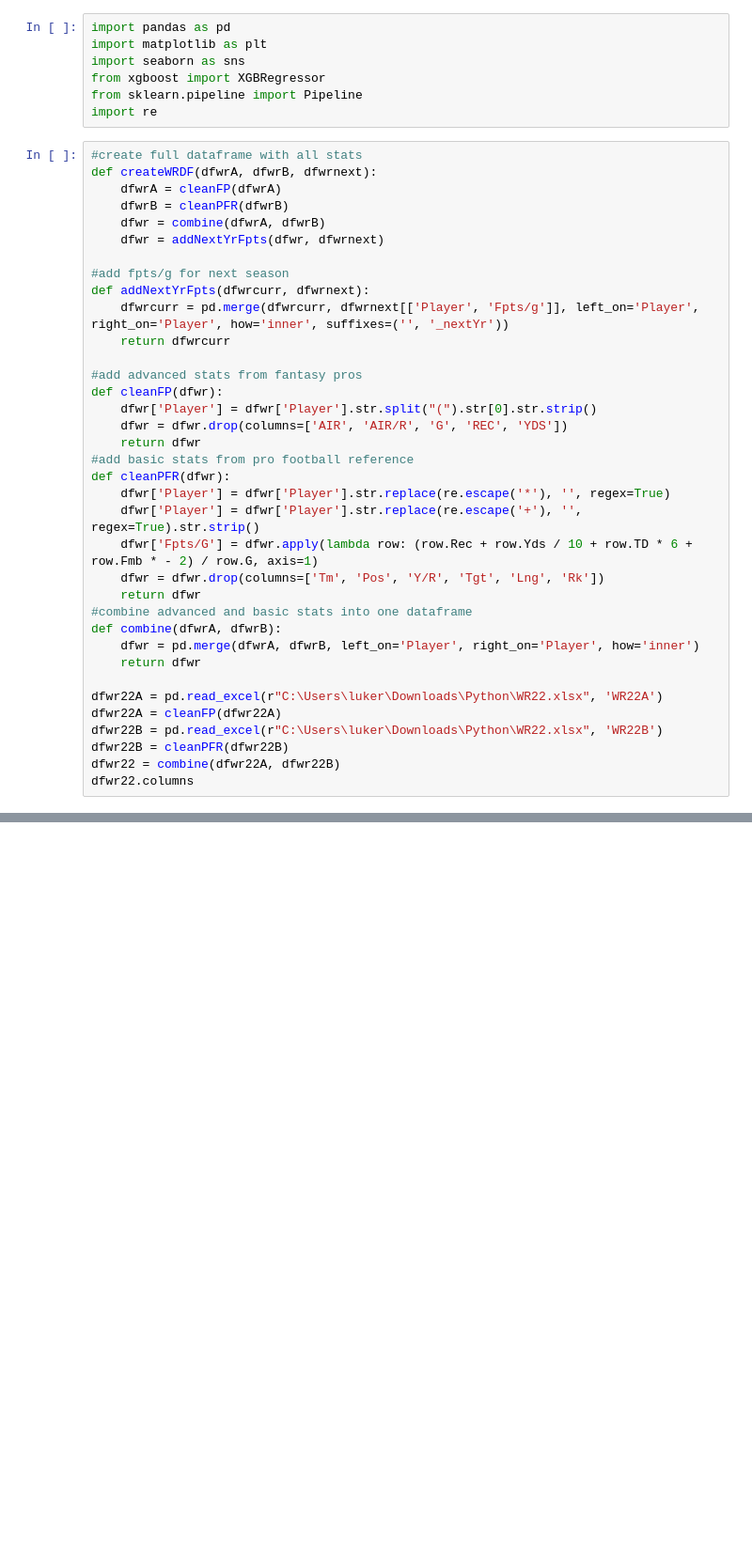
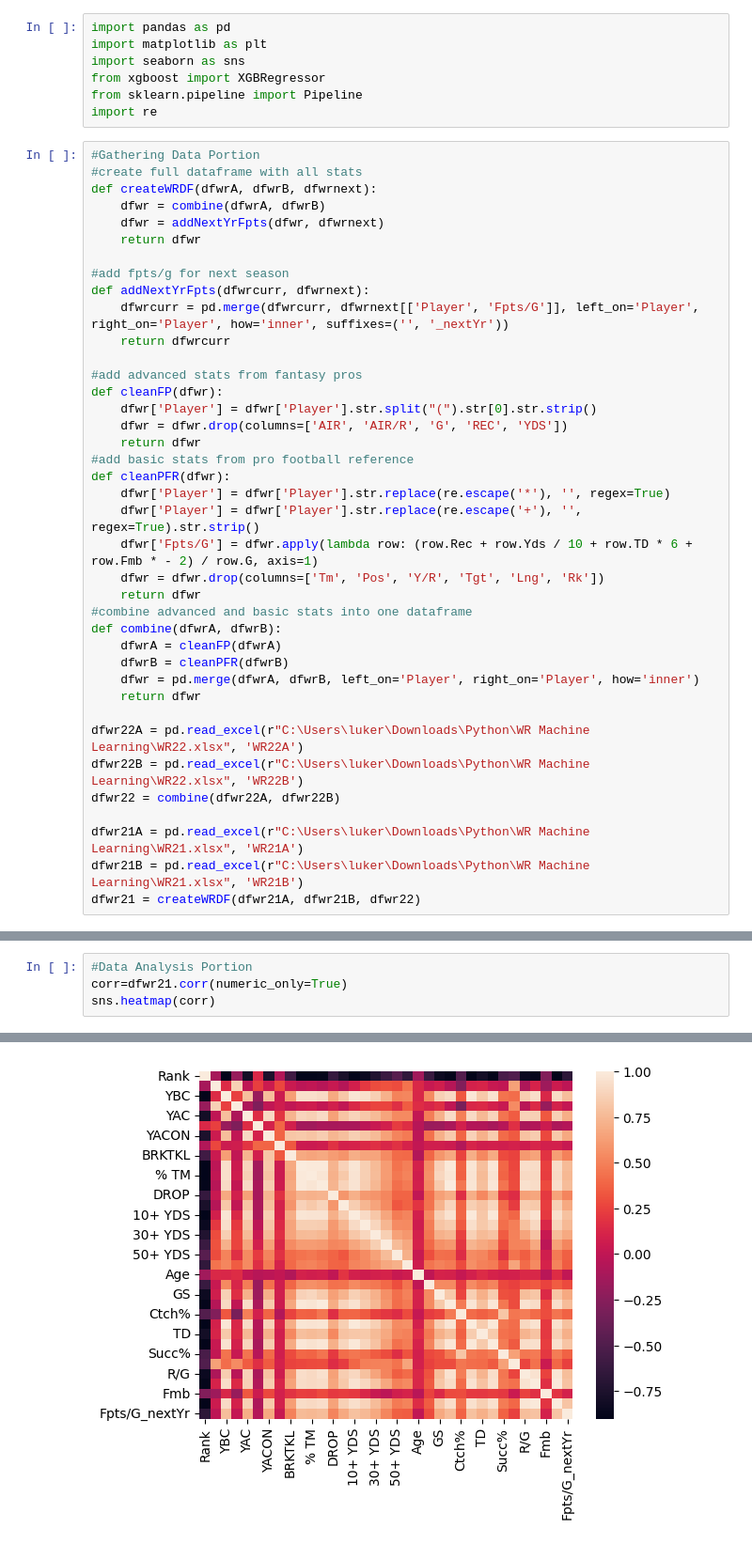
Before and after one commit to lukemrisser/Fantasy-Football-Production-Predictor-For-Wide-Receivers, a Jupyter notebook: WideReceivers.ipynb, the cells around one changed output, grey strips where cells are left out. Shown at 94% size. Saved outputs shown, nothing was run; the diff lists cells and outputs as text; blank space fills up the shorter version.

```diff
--- a/WideReceivers.ipynb
+++ b/WideReceivers.ipynb
@@ -6,16 +6,16 @@ from xgboost import XGBRegressor
 from sklearn.pipeline import Pipeline
 import re
 # %%
+#Gathering Data Portion
 #create full dataframe with all stats
 def createWRDF(dfwrA, dfwrB, dfwrnext):
-    dfwrA = cleanFP(dfwrA)
-    dfwrB = cleanPFR(dfwrB)
     dfwr = combine(dfwrA, dfwrB)
     dfwr = addNextYrFpts(dfwr, dfwrnext)
+    return dfwr
 
 #add fpts/g for next season
 def addNextYrFpts(dfwrcurr, dfwrnext):
-    dfwrcurr = pd.merge(dfwrcurr, dfwrnext[['Player', 'Fpts/g']], left_on='Player', right_on='Player', how='inner', suffixes=('', '_nextYr'))
+    dfwrcurr = pd.merge(dfwrcurr, dfwrnext[['Player', 'Fpts/G']], left_on='Player', right_on='Player', how='inner', suffixes=('', '_nextYr'))
     return dfwrcurr
 
 #add advanced stats from fantasy pros
@@ -32,13 +32,16 @@ def cleanPFR(dfwr):
     return dfwr
 #combine advanced and basic stats into one dataframe
 def combine(dfwrA, dfwrB):
+    dfwrA = cleanFP(dfwrA)
+    dfwrB = cleanPFR(dfwrB)
     dfwr = pd.merge(dfwrA, dfwrB, left_on='Player', right_on='Player', how='inner')
     return dfwr
 
-dfwr22A = pd.read_excel(r"C:\Users\luker\Downloads\Python\WR22.xlsx", 'WR22A')
-dfwr22A = cleanFP(dfwr22A)
-dfwr22B = pd.read_excel(r"C:\Users\luker\Downloads\Python\WR22.xlsx", 'WR22B')
-dfwr22B = cleanPFR(dfwr22B)
+dfwr22A = pd.read_excel(r"C:\Users\luker\Downloads\Python\WR Machine Learning\WR22.xlsx", 'WR22A')
+dfwr22B = pd.read_excel(r"C:\Users\luker\Downloads\Python\WR Machine Learning\WR22.xlsx", 'WR22B')
 dfwr22 = combine(dfwr22A, dfwr22B)
-dfwr22.columns
+
+dfwr21A = pd.read_excel(r"C:\Users\luker\Downloads\Python\WR Machine Learning\WR21.xlsx", 'WR21A')
+dfwr21B = pd.read_excel(r"C:\Users\luker\Downloads\Python\WR Machine Learning\WR21.xlsx", 'WR21B')
+dfwr21 = createWRDF(dfwr21A, dfwr21B, dfwr22)
 # %% [output]
@@ -50,0 +66,5 @@ Index(['Rank', 'Player', 'Y/R', 'YBC', 'YBC/R', 'YAC', 'YAC/R', 'YACON',
+# %%
+#Data Analysis Portion
+corr=dfwr21.corr(numeric_only=True)
+sns.heatmap(corr)
+# %% [output]
@@ -50,0 +72 @@ Index(['Rank', 'Player', 'Y/R', 'YBC', 'YBC/R', 'YAC', 'YAC/R', 'YACON',
+[figure, added]
```
Also changed, not shown: parts of 2 cells of this notebook, 2 other files.
